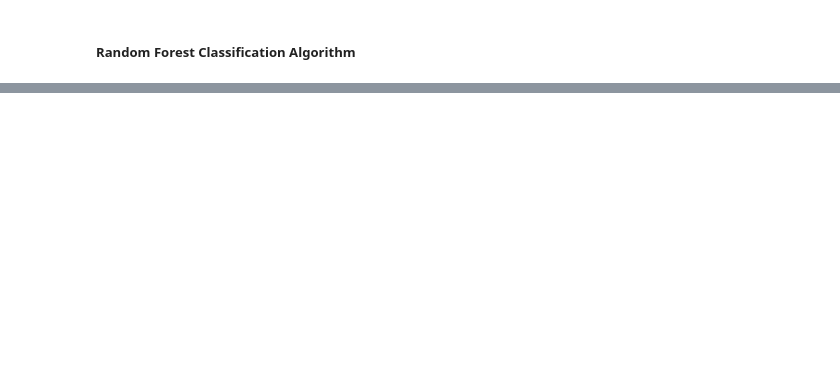
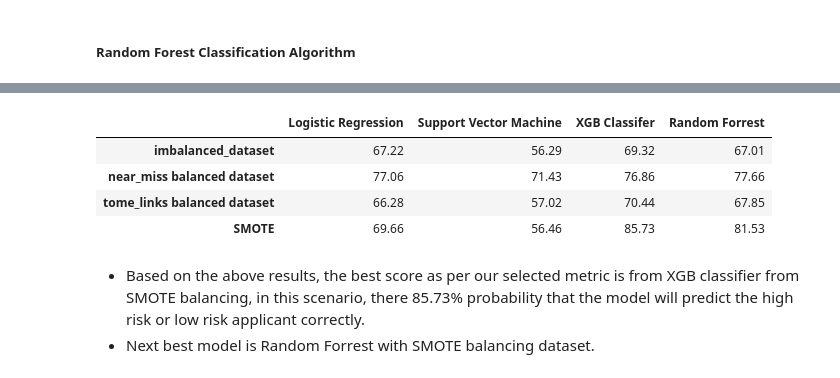
Before and after one commit to arjunjanamatti/loan_defector, a Jupyter notebook: loan_defection_EDA_and_imbalance_dataset.ipynb, the cells around one changed output, grey strips where cells are left out. Saved outputs shown, nothing was run; the diff lists cells and outputs as text; code cells hidden in the pictures; blank space fills up the shorter version.

Commit message:
hyper parameter results explanation

```diff
--- a/loan_defection_EDA_and_imbalance_dataset.ipynb
+++ b/loan_defection_EDA_and_imbalance_dataset.ipynb
@@ -931,13 +931,20 @@ from sklearn.model_selection import GridSearchCV
 model = XGBClassifier(learning_rate=0.02, n_estimators=600, objective='binary:logistic',
                     silent=True, nthread=1)
 
-params = {
-        'min_child_weight': [1, 5, 10],
-        'gamma': [0.5, 1, 1.5, 2, 5],
-        'subsample': [0.6, 0.8, 1.0],
-        'colsample_bytree': [0.6, 0.8, 1.0],
-        'max_depth': [3, 4, 5]
-        }
+# params = {
+#         'min_child_weight': [1, 5, 10],
+#         'gamma': [0.5, 1, 1.5, 2, 5],
+#         'subsample': [0.6, 0.8, 1.0],
+#         'colsample_bytree': [0.6, 0.8, 1.0],
+#         'max_depth': [3, 4, 5]
+#         }
+
+params = {"n_estimators": [10, 18, 22, 30,50, 60],
+              "max_depth": [3, 5, 10],
+              "min_samples_split": [15, 20],
+              "min_samples_leaf": [5, 10, 20],
+              "max_leaf_nodes": [20, 40],
+              "min_weight_fraction_leaf": [0.1]}
 
 cv = RepeatedStratifiedKFold(n_splits = 10,
                              n_repeats = 3,
@@ -1016,4 +1033,19 @@ print('Area under ROC for SMOTE balanced dataset: {}%'.format(rand_forest_hyper[
 # %%
-hyper_results = pd.Dataframe()
-hyper_results.columns = ['Logistic Regression', 'Support Vector Machine', 'XGB Classifer', 'Random Forrest']
+hyper_results = pd.DataFrame()
+# hyper_results.columns = ['Logistic Regression', 'Support Vector Machine', 'XGB Classifer', 'Random Forrest']
+# hyper_results.index = ['imbalanced_dataset', 'near_miss balanced dataset', 'tome_links balanced dataset', 'SMOTE']
+hyper_results['Logistic Regression'] = pd.Series(data = logistic_hyper)
+hyper_results['Support Vector Machine'] = pd.Series(data = svm_hyper)
+hyper_results['XGB Classifer'] = pd.Series(data = xbg_hyper)
+hyper_results['Random Forrest'] = pd.Series(data = rand_forest_hyper)
 hyper_results.index = ['imbalanced_dataset', 'near_miss balanced dataset', 'tome_links balanced dataset', 'SMOTE']
+hyper_results
+# %% [output]
+|  | Logistic Regression | Support Vector Machine | XGB Classifer | Random Forrest |
+| imbalanced_dataset | 67.22 | 56.29 | 69.32 | 67.01 |
+| near_miss balanced dataset | 77.06 | 71.43 | 76.86 | 77.66 |
+| tome_links balanced dataset | 66.28 | 57.02 | 70.44 | 67.85 |
+| SMOTE | 69.66 | 56.46 | 85.73 | 81.53 |
+# %% [markdown]
+* Based on the above results, the best score as per our selected metric is from XGB classifier from SMOTE balancing, in this scenario, there 85.73% probability that the model will predict the high risk or low risk applicant correctly.
+* Next best model is Random Forrest with SMOTE balancing dataset.
```
Also changed, not shown: parts of 2 cells of this notebook.
